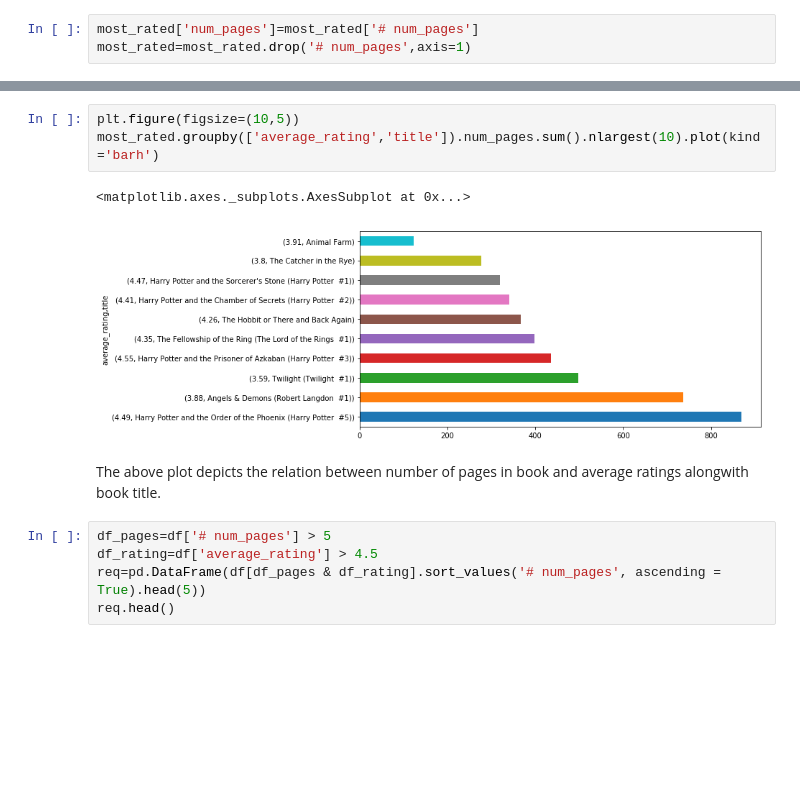
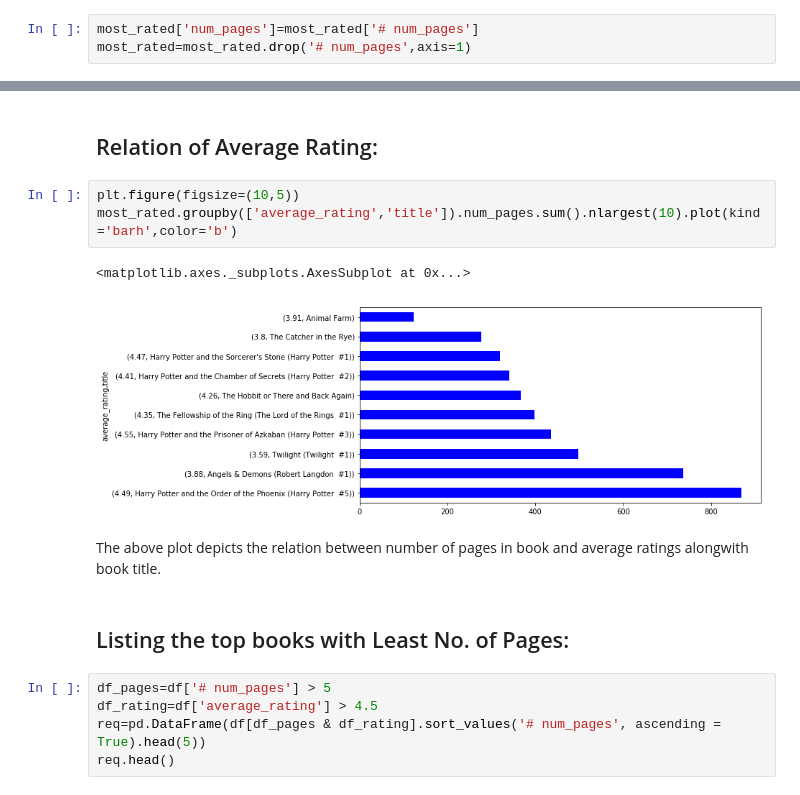
Before and after one commit to siddharthjain1611/GoodReads_Analysis, a Jupyter notebook: GoodReads[EDA].ipynb, the cells around one changed output, grey strips where cells are left out. Cells and saved outputs as stored; diff of their text form; blank space fills up the shorter version.

```diff
--- a/GoodReads[EDA].ipynb
+++ b/GoodReads[EDA].ipynb
@@ -102,11 +135,15 @@ most_rated=most_rated.drop('# num_pages',axis=1)
+# %% [markdown]
+## Relation of Average Rating:
 # %%
 plt.figure(figsize=(10,5))
-most_rated.groupby(['average_rating','title']).num_pages.sum().nlargest(10).plot(kind='barh')
+most_rated.groupby(['average_rating','title']).num_pages.sum().nlargest(10).plot(kind='barh',color='b')
 # %% [output]
 <matplotlib.axes._subplots.AxesSubplot at 0x...>
-[figure, old version]
+[figure, new version]
 # %% [markdown]
 The above plot depicts the relation between number of pages in book and average ratings alongwith book title.
+# %% [markdown]
+## Listing the top books with Least No. of Pages:
 # %%
 df_pages=df['# num_pages'] > 5
 df_rating=df['average_rating'] > 4.5
```
Also changed, not shown: parts of 28 cells of this notebook.
